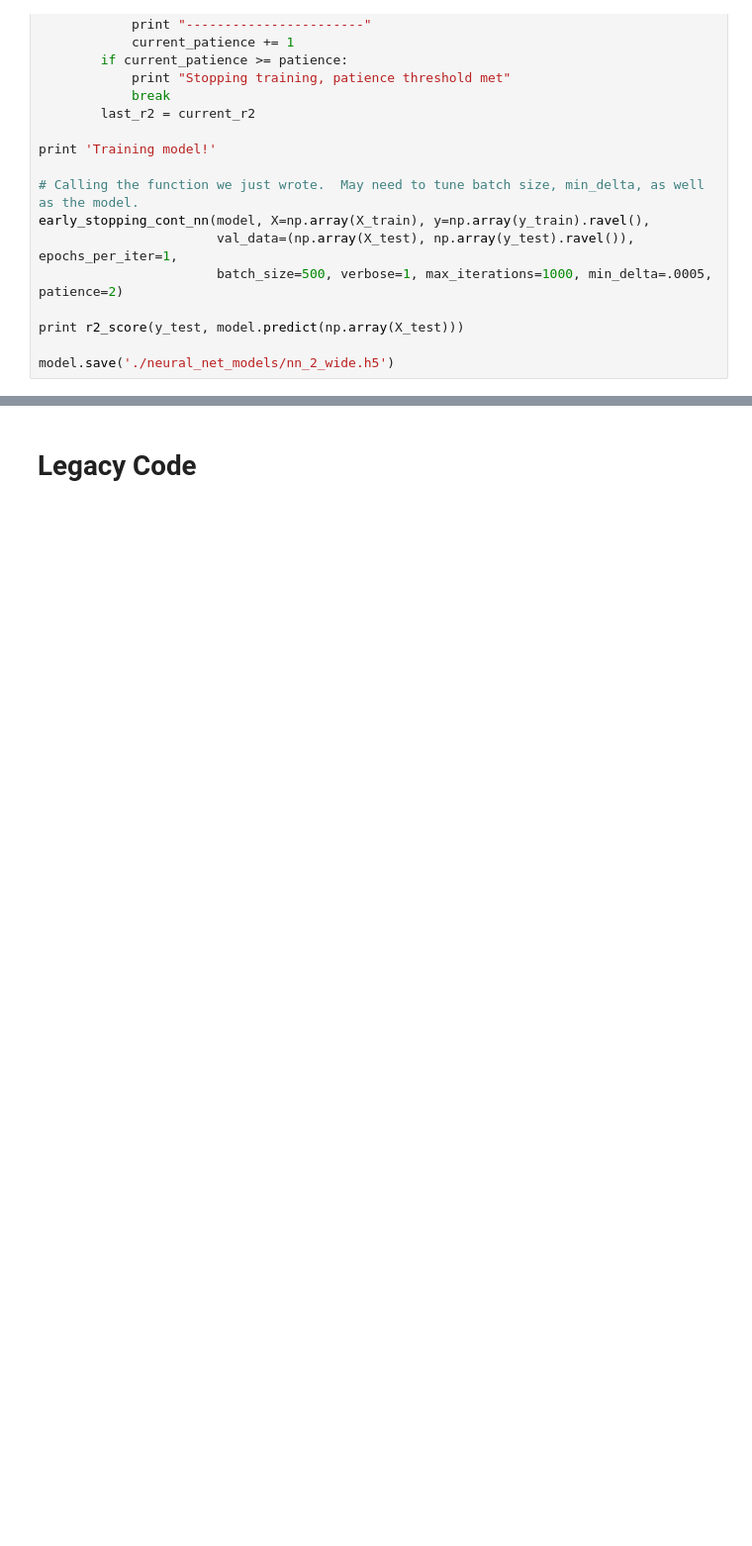
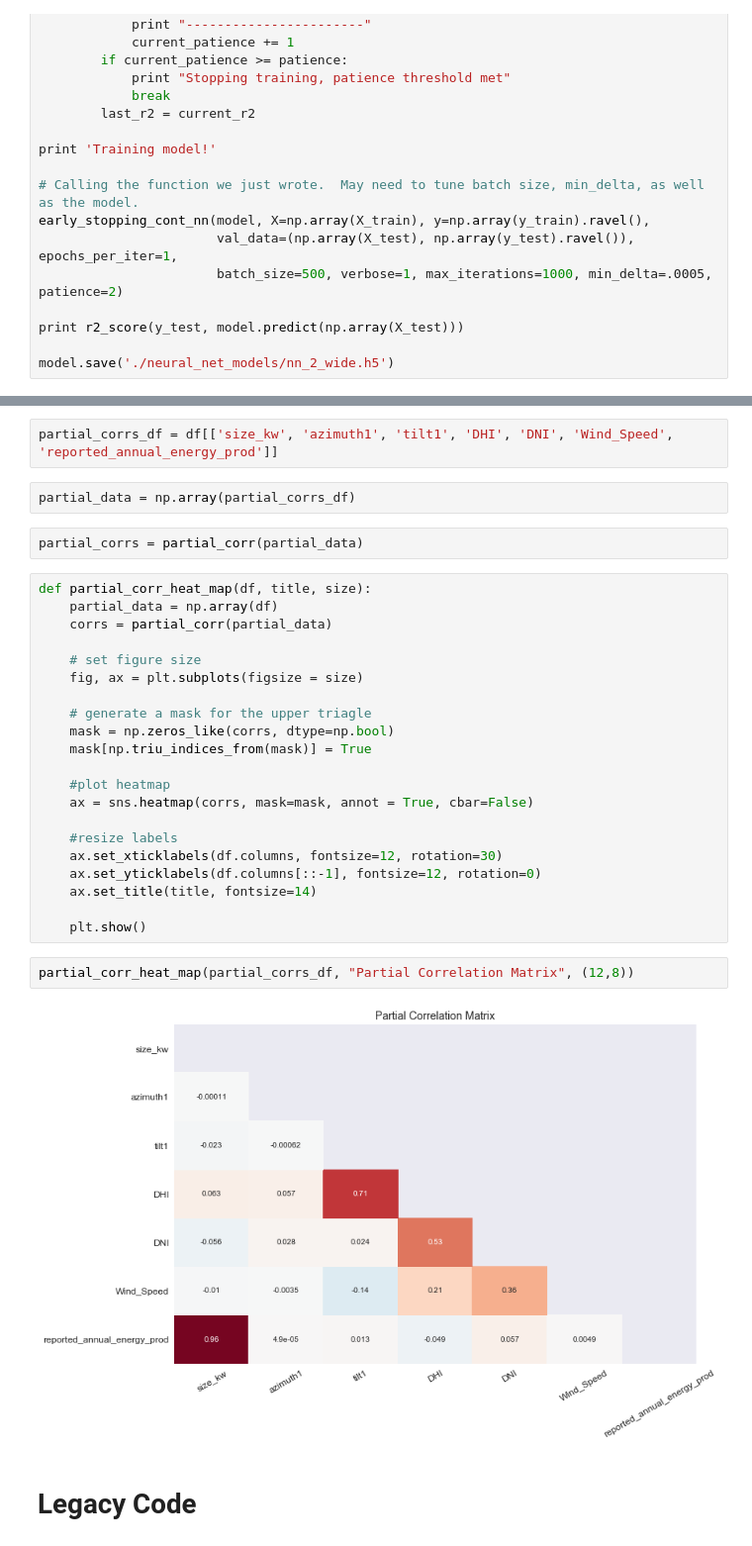
Before and after one commit to iamlostcoast/solar-calculator-models, a Jupyter notebook: solar_project_technical_report_and_summary.ipynb, the cells around one changed output, grey strips where cells are left out. Shown at 99% size. Drawn from its saved outputs; the diff is of its cells as text; blank space fills up the shorter version.

```diff
--- a/solar_project_technical_report_and_summary.ipynb
+++ b/solar_project_technical_report_and_summary.ipynb
@@ -813,2 +1132,33 @@ model.save('./neural_net_models/nn_2_wide.h5')
+# %%
+partial_corrs_df = df[['size_kw', 'azimuth1', 'tilt1', 'DHI', 'DNI', 'Wind_Speed', 'reported_annual_energy_prod']]
+# %%
+partial_data = np.array(partial_corrs_df)
+# %%
+partial_corrs = partial_corr(partial_data)
+# %%
+def partial_corr_heat_map(df, title, size):
+    partial_data = np.array(df)
+    corrs = partial_corr(partial_data)
+
+    # set figure size
+    fig, ax = plt.subplots(figsize = size)
+
+    # generate a mask for the upper triagle
+    mask = np.zeros_like(corrs, dtype=np.bool)
+    mask[np.triu_indices_from(mask)] = True
+
+    #plot heatmap
+    ax = sns.heatmap(corrs, mask=mask, annot = True, cbar=False)
+
+    #resize labels
+    ax.set_xticklabels(df.columns, fontsize=12, rotation=30)
+    ax.set_yticklabels(df.columns[::-1], fontsize=12, rotation=0)
+    ax.set_title(title, fontsize=14)
+
+    plt.show()
+# %%
+partial_corr_heat_map(partial_corrs_df, "Partial Correlation Matrix", (12,8))
+# %% [output]
+[figure, added]
 # %% [markdown]
 # Legacy Code
```
Also changed, not shown: parts of 87 cells of this notebook.
